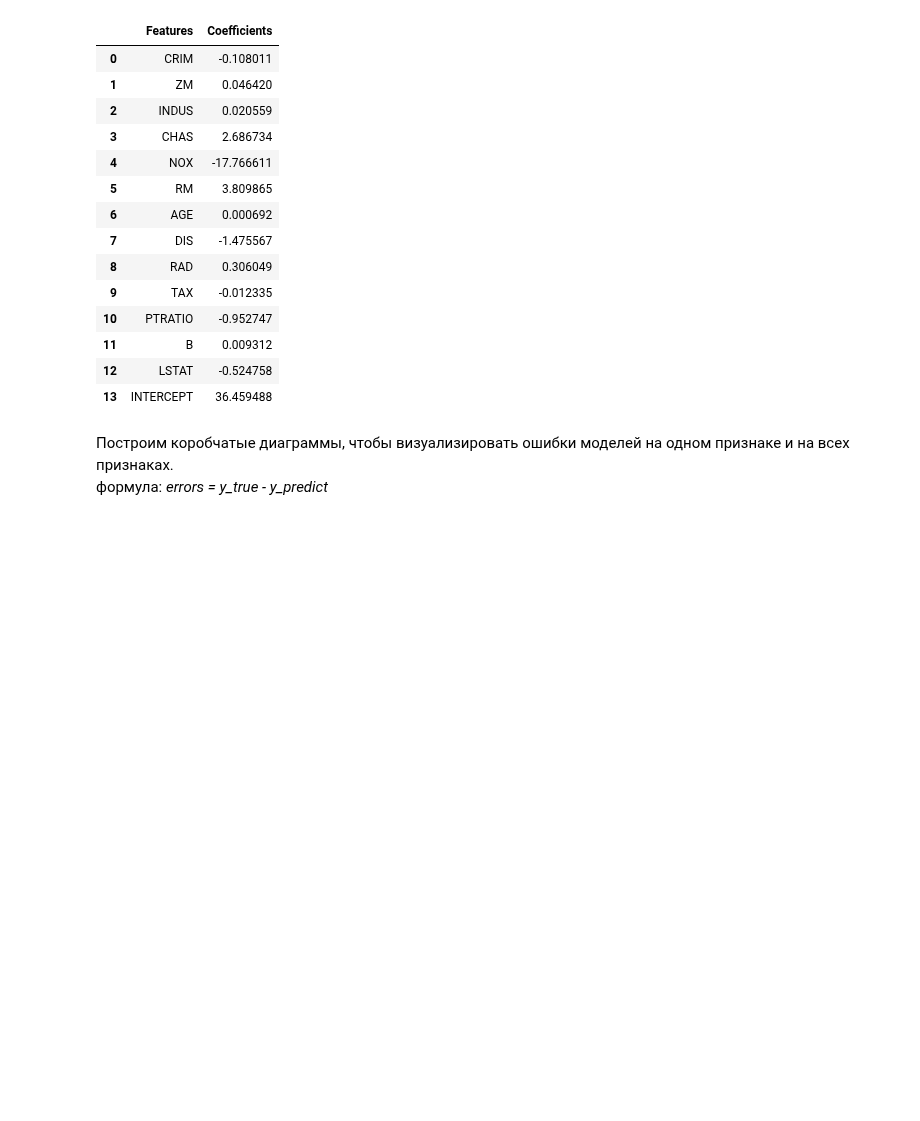
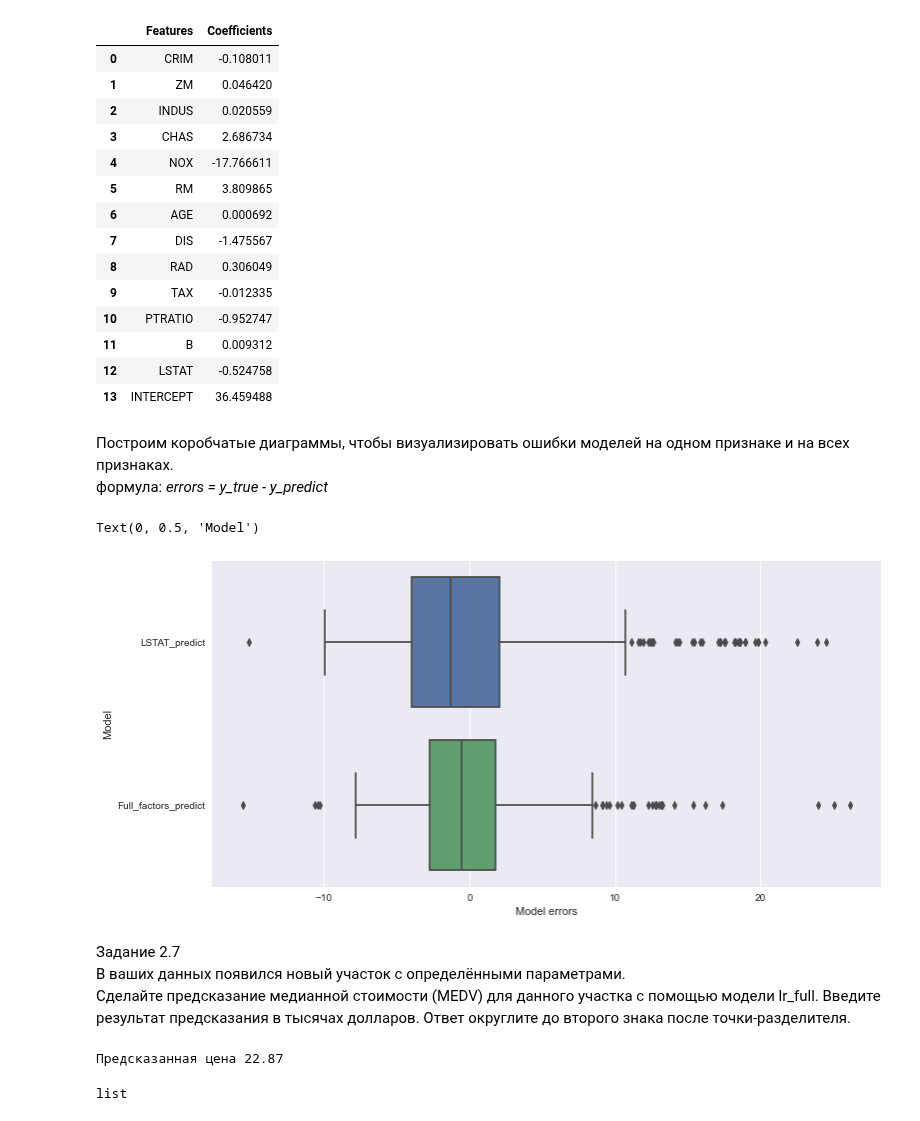
Before and after one commit to DmitriySky47/sf_data_science, a Jupyter notebook: Skillfactory/ML_2_Обучение_с_учителем_Регрессия/regression.ipynb, the cells around one changed output. Saved outputs shown, nothing was run; the diff lists cells and outputs as text; code cells hidden in the pictures; blank space fills up the shorter version.

```diff
--- a/Skillfactory/ML_2_Обучение_с_учителем_Регрессия/regression.ipynb
+++ b/Skillfactory/ML_2_Обучение_с_учителем_Регрессия/regression.ipynb
@@ -259,3 +259,45 @@ display(coef_df)
 # %% [markdown]
 Построим коробчатые диаграммы, чтобы визуализировать ошибки моделей на одном признаке и на всех признаках.
 <br> формула: <i>errors = y_true - y_predict</i>
+# %%
+# визуализируем ошибку
+fig, ax = plt.subplots(figsize=(12, 6))
+
+# вsчисляем ошибку модели на одном факторе LSTAT
+y_errors_lstat = y - lr_lstat.predict(boston_data[['LSTAT']]) #y_predict
+
+# вычисляем ошибку модели на всех факторах
+y_errors_full = y - lr_full.predict(boston_data[features])
+
+# для удобства визуализации создадим один df из ошибок через словарь
+errors_df = pd.DataFrame(
+    {'LSTAT_predict': y_errors_lstat,
+     'Full_factors_predict': y_errors_full}
+)
+
+# строим boxplot для ошибок
+sns.boxplot(data=errors_df, orient='h', ax=ax)
+ax.set_xlabel('Model errors')
+ax.set_ylabel('Model')
+# %% [output]
+Text(0, 0.5, 'Model')
+[figure, added]
+# %% [markdown]
+Задание 2.7
+<br>В ваших данных появился новый участок с определёнными параметрами.
+<br>Сделайте предсказание медианной стоимости (MEDV) для данного участка c помощью модели lr_full. Введите результат предсказания в тысячах долларов. Ответ округлите до второго знака после точки-разделителя.
+# %%
+# создадим запись о новом участке с домом
+X = [[0.35114, 0.00000, 7.38000, 0.00000, 0.49300,
+      6.04100, 49.90000, 4.72110, 5.00000, 287.00000,
+      19.60000, 396.90000, 7.70000]]
+
+y_predict = lr_full.predict(X) #ранее мы обучили модель по lr_full её и используем
+
+print(f'Предсказанная цена {float(y_predict):.2f}')
+# %% [output]
+Предсказанная цена 22.87
+# %%
+type(X)
+# %% [output]
+list
```
Also changed, not shown: parts of 1 cell of this notebook.
